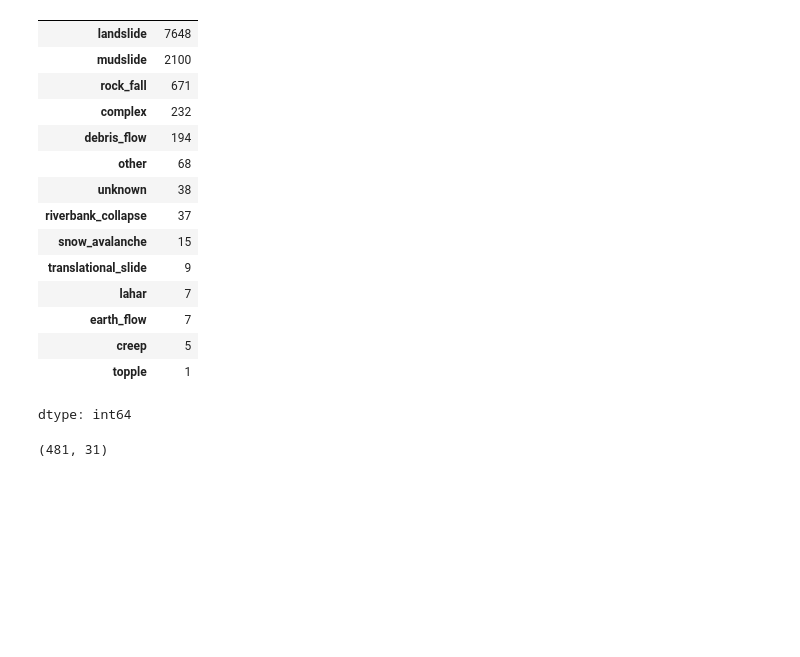
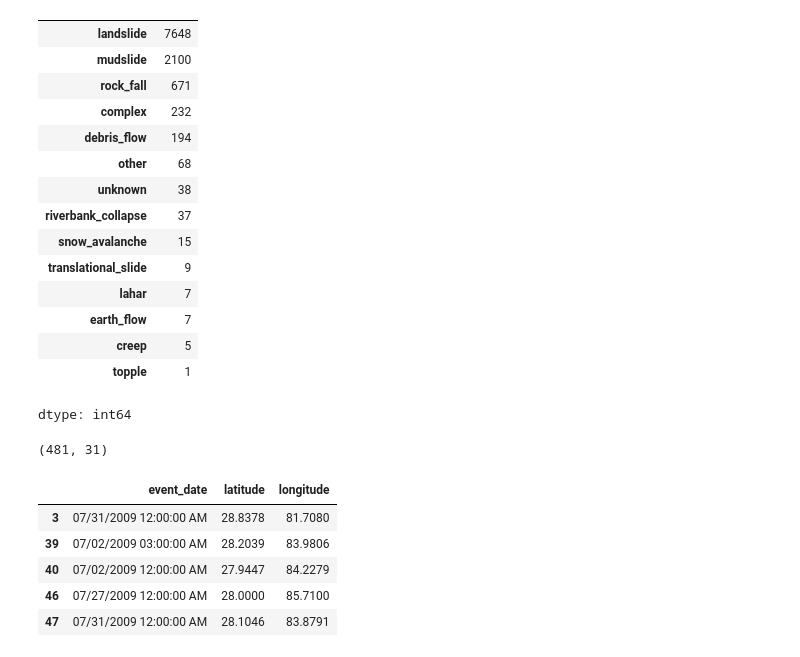
Before and after one commit to saltyyboii/landslide-risk-assessment, a Jupyter notebook: Mountain_Hazard_Day_01.ipynb, the cells around one changed output. Saved outputs shown, nothing was run; the diff lists cells and outputs as text; code cells hidden in the pictures; blank space fills up the shorter version.

```diff
--- a/Mountain_Hazard_Day_01.ipynb
+++ b/Mountain_Hazard_Day_01.ipynb
@@ -177,3 +182,14 @@ nepal = df[df["country_code"] == "NP"]
 print(nepal.shape)
 # %% [output]
 (481, 31)
+# %%
+nepal = df[df["country_code"] == "NP"].copy()
+# %%
+nepal[["event_date", "latitude", "longitude"]].head()
+# %% [output]
+|  | event_date | latitude | longitude |
+| 3 | 07/31/2009 12:00:00 AM | 28.8378 | 81.7080 |
+| 39 | 07/02/2009 03:00:00 AM | 28.2039 | 83.9806 |
+| 40 | 07/02/2009 12:00:00 AM | 27.9447 | 84.2279 |
+| 46 | 07/27/2009 12:00:00 AM | 28.0000 | 85.7100 |
+| 47 | 07/31/2009 12:00:00 AM | 28.1046 | 83.8791 |
```
Also changed, not shown: parts of 8 cells of this notebook.
